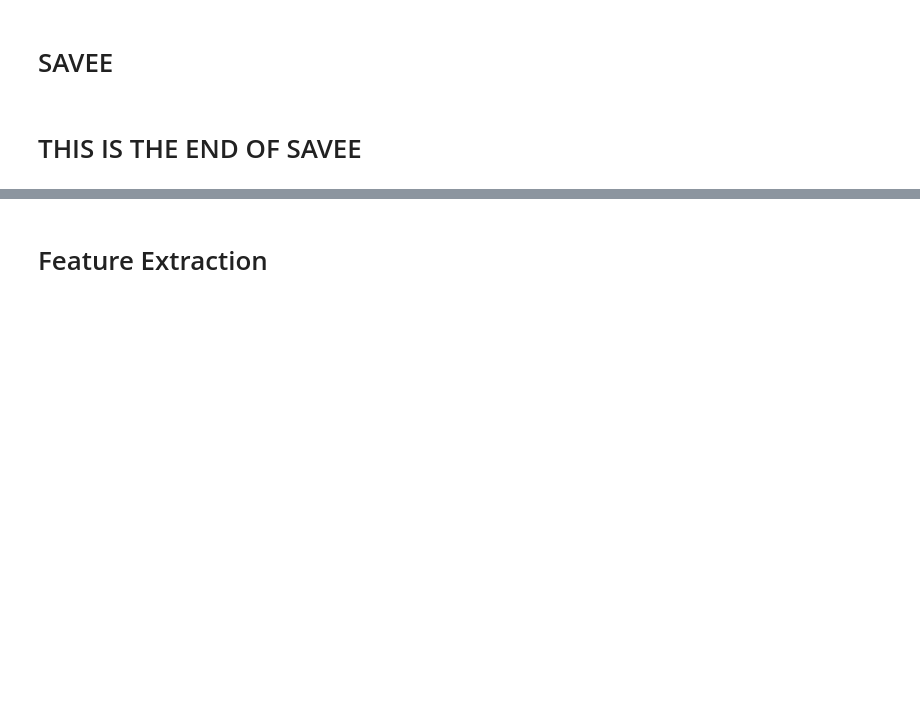
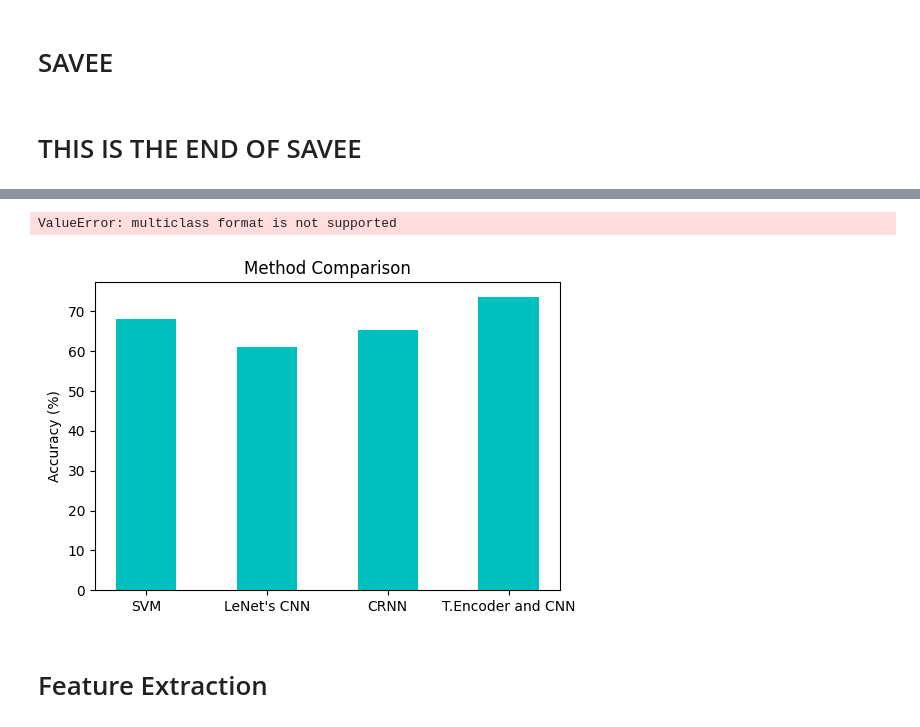
Before and after one commit to satria-ui/TugasAkhir2023, a Jupyter notebook: script/main.ipynb, the cells around one changed output, grey strips where cells are left out. Drawn from its saved outputs; the diff is of its cells as text; code cells hidden in the pictures; blank space fills up the shorter version.

Commit message:
feat: method comparisons

```diff
--- a/script/main.ipynb
+++ b/script/main.ipynb
@@ -555,3 +721,28 @@ CMD.plot_spectogram()
+# %%
+from sklearn.metrics import roc_curve
+svm_fpr, svm_tpr, _ = roc_curve(y_test_svm,y_pred_svm[:,1])
+LeNet_fpr, LeNet_tpr, _ = roc_curve(y_valid_LeNet,y_pred_LeNet[:,1])
+# %% [output]
+ValueError: multiclass format is not supported
+# %%
+import matplotlib.pyplot as plt
+
+# creating the dataset
+data = {'SVM':68, 'LeNet\'s CNN':61, 'CRNN':65.33, 'T.Encoder and CNN':73.6}
+courses = list(data.keys())
+values = list(data.values())
+
+fig = plt.figure(figsize = (6, 4))
+
+# creating the bar plot
+count = 0
+plt.bar(courses, values, width = 0.5, color = 'c')
+
+plt.ylabel("Accuracy (%)")
+plt.title("Method Comparison")
+plt.show()
+# %% [output]
+[figure, added]
 # %% [markdown]
 # Feature Extraction
 # %% [markdown]
```
Also changed, not shown: parts of 9 cells of this notebook, 4 other files.
